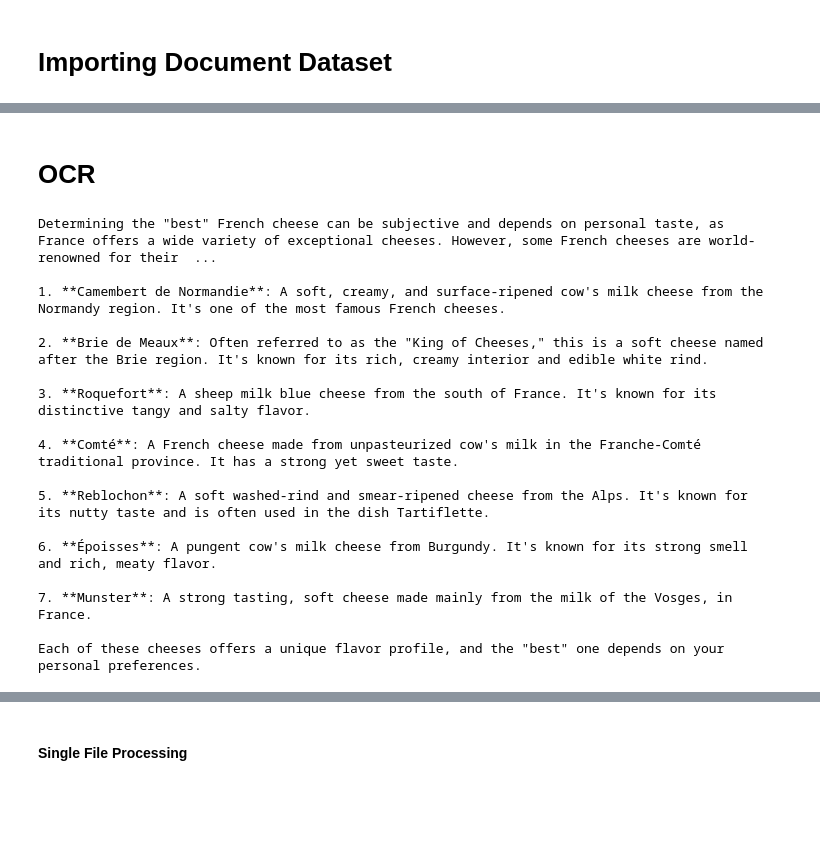
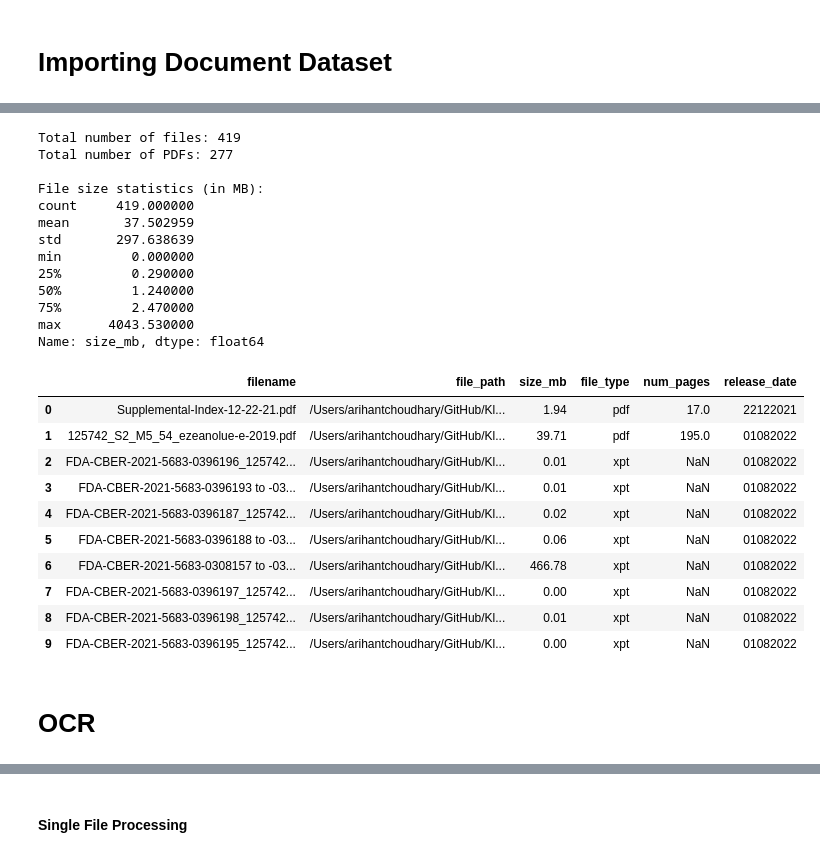
Before and after one commit to arihantchoudhary/Klarity, a Jupyter notebook: ask-ai-framework/ask-ai.ipynb, the cells around one changed output, grey strips where cells are left out. Cells and saved outputs as stored; diff of their text form; code cells hidden in the pictures; blank space fills up the shorter version.

```diff
--- a/ask-ai-framework/ask-ai.ipynb
+++ b/ask-ai-framework/ask-ai.ipynb
@@ -78,40 +132,39 @@ KeyboardInterrupt:
+# %%
+# Display summary of the files dataset
+print(f"Total number of files: {len(file_df)}")
+print(f"Total number of PDFs: {len(file_df[file_df['file_type'] == 'pdf'])}")
+
+# Basic statistics
+print("\nFile size statistics (in MB):")
+print(file_df['size_mb'].describe())
+
+# Display the head of the dataframe with formatted columns
+pd.set_option('display.max_colwidth', 50)  # Limit column width for better display
+file_df.head(10)
+# %% [output]
+Total number of files: 419
+Total number of PDFs: 277
+
+File size statistics (in MB):
+count     419.000000
+mean       37.502959
+std       297.638639
+min         0.000000
+25%         0.290000
+50%         1.240000
+75%         2.470000
+max      4043.530000
+Name: size_mb, dtype: float64
+|  | filename | file_path | size_mb | file_type | num_pages | release_date |
+| 0 | Supplemental-Index-12-22-21.pdf | /Users/arihantchoudhary/GitHub/Kl... | 1.94 | pdf | 17.0 | 22122021 |
+| 1 | 125742_S2_M5_54_ezeanolue-e-2019.pdf | /Users/arihantchoudhary/GitHub/Kl... | 39.71 | pdf | 195.0 | 01082022 |
+| 2 | FDA-CBER-2021-5683-0396196_125742... | /Users/arihantchoudhary/GitHub/Kl... | 0.01 | xpt | NaN | 01082022 |
+| 3 | FDA-CBER-2021-5683-0396193 to -03... | /Users/arihantchoudhary/GitHub/Kl... | 0.01 | xpt | NaN | 01082022 |
+| 4 | FDA-CBER-2021-5683-0396187_125742... | /Users/arihantchoudhary/GitHub/Kl... | 0.02 | xpt | NaN | 01082022 |
+| 5 | FDA-CBER-2021-5683-0396188 to -03... | /Users/arihantchoudhary/GitHub/Kl... | 0.06 | xpt | NaN | 01082022 |
+| 6 | FDA-CBER-2021-5683-0308157 to -03... | /Users/arihantchoudhary/GitHub/Kl... | 466.78 | xpt | NaN | 01082022 |
+| 7 | FDA-CBER-2021-5683-0396197_125742... | /Users/arihantchoudhary/GitHub/Kl... | 0.00 | xpt | NaN | 01082022 |
+| 8 | FDA-CBER-2021-5683-0396198_125742... | /Users/arihantchoudhary/GitHub/Kl... | 0.01 | xpt | NaN | 01082022 |
+| 9 | FDA-CBER-2021-5683-0396195_125742... | /Users/arihantchoudhary/GitHub/Kl... | 0.00 | xpt | NaN | 01082022 |
 # %% [markdown]
 # OCR
-# %%
-from mistralai import Mistral
-
-# Set the API key directly
-api_key = "EsscdAv00xEEgo7WfaSSX3nHB6Fz6S4w"
-
-# Initialize the client
-client = Mistral(api_key=api_key)
-
-# Example chat request
-try:
-    response = client.chat.complete(
-        model="mistral-large-latest",
-        messages=[{"role": "user", "content": "What is the best French cheese?"}]
-    )
-
-    print(response.choices[0].message.content)
-
-except Exception as e:
-    print(f"Error occurred: {e}")
-# %% [output]
-Determining the "best" French cheese can be subjective and depends on personal taste, as France offers a wide variety of exceptional cheeses. However, some French cheeses are world-renowned for their  ...
-
-1. **Camembert de Normandie**: A soft, creamy, and surface-ripened cow's milk cheese from the Normandy region. It's one of the most famous French cheeses.
-
-2. **Brie de Meaux**: Often referred to as the "King of Cheeses," this is a soft cheese named after the Brie region. It's known for its rich, creamy interior and edible white rind.
-
-3. **Roquefort**: A sheep milk blue cheese from the south of France. It's known for its distinctive tangy and salty flavor.
-
-4. **Comté**: A French cheese made from unpasteurized cow's milk in the Franche-Comté traditional province. It has a strong yet sweet taste.
-
-5. **Reblochon**: A soft washed-rind and smear-ripened cheese from the Alps. It's known for its nutty taste and is often used in the dish Tartiflette.
-
-6. **Époisses**: A pungent cow's milk cheese from Burgundy. It's known for its strong smell and rich, meaty flavor.
-
-7. **Munster**: A strong tasting, soft cheese made mainly from the milk of the Vosges, in France.
-
-Each of these cheeses offers a unique flavor profile, and the "best" one depends on your personal preferences.
```
Also changed, not shown: parts of 4 cells of this notebook, 12 other files.
